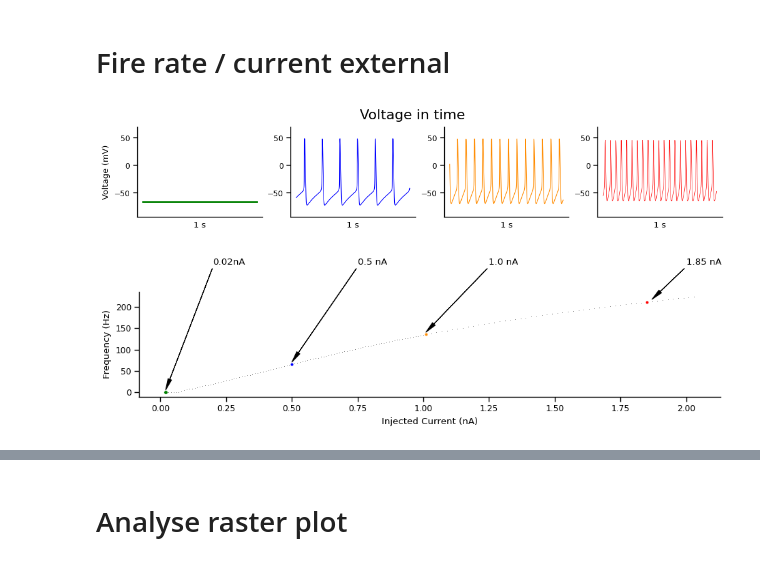
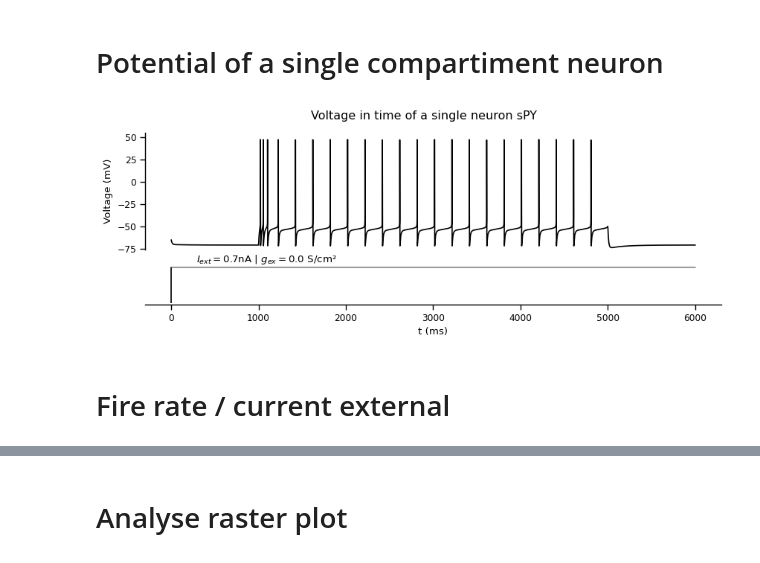
Before and after one commit to FernandoSBorges/chimeras, a Jupyter notebook: notebooks/load_data.ipynb, the cells around one changed output, grey strips where cells are left out. Drawn from its saved outputs; the diff is of its cells as text; code cells hidden in the pictures.

```diff
--- a/notebooks/load_data.ipynb
+++ b/notebooks/load_data.ipynb
@@ -7,3 +7,8 @@ import seaborn as sns
 from matplotlib import pyplot as plt
 
 sns.set_context('paper')
+# %% [markdown]
+# Potential of a single compartiment neuron
+# %%
+with open('../data4/v4_batch0/v4_batch0_data.pkl', 'rb') as file_pkl:
+    single_neuron = pickle.load(file_pkl)
@@ -10,3 +67,7 @@ sns.set_context('paper')
+# %%
+plotPotential(single_neuron,save=True)
+# %% [output]
+[figure, added]
 # %% [markdown]
 # Fire rate / current external
 # %%
@@ -50,58 +111,3 @@ for batch_number in range(1,14):
             cv = json.load(f)
         CV[amp] = np.mean(cv['statData'])
-# %%
-
-f, ax = plt.subplots(1,4, figsize=(10,2), layout='constrained')
-f.suptitle('Voltage in time', fontsize=16)
-ax0, ax1, ax2, ax3 = ax
-sns.lineplot(x = time[-1000:], y = v_soma[0.02][-1000:], color='green', ax=ax0, linewidth=2)
-#ax0.set_title(f'0.02 nA', fontsize=14)
-sns.lineplot(x = time[-1000:], y = v_soma[0.5][-1000:], color='blue', ax=ax1, linewidth=0.8)
-#ax1.set_title(f'0.5 nA', fontsize=12)
-sns.lineplot(x = time[-1000:], y = v_soma[1.0][-1000:], color='darkorange', ax=ax2, linewidth=0.8)
-#ax2.set_title('1.0 nA', fontsize=14)
-
-sns.lineplot(x = time[-1000:], y = v_soma[1.85][-1000:], color='red', ax=ax3, linewidth=0.5)
-#ax3.set_title('1.85 nA')
-
-ax0.set_ylabel('Voltage (mV)')
-for axis in ax:
-    axis.set_ylim(-95, 70)
-    axis.spines['right'].set_visible(False)
-    axis.spines['top'].set_visible(False)
-    axis.set_xlabel('1 s')
-    axis.set_xticklabels(['','',''])
-    axis.set_xticks([], major=True)
-
-
-
-plt.show()
-
-f, ax = plt.subplots(1,1, figsize=(11,2)) #figsize=(12,2))
-arrowprops = dict(facecolor='black', width=0.009 , headwidth=4)
-delta = 5
-
-#ax.annotate('local max', xy=(2, 1), xytext=(3, 1.5), arrowprops=dict(facecolor='black', shrink=0.005))
-sns.scatterplot(x = currents, y = rates, color='black', s=0.4, ax=ax)
-
-sns.scatterplot(x = currents[:1], y = rates[:1], color='green', s=15, ax=ax)
-ax.annotate('0.02nA', xy=( currents[0], rates[0]+delta), xytext=(0.2, 300), arrowprops=arrowprops)
-
-sns.scatterplot(x = currents[48:49], y = rates[48:49], color='blue', s=10, ax=ax)
-ax.annotate('0.5 nA', xy=( currents[48], rates[48]+delta), xytext=(0.75, 300), arrowprops=arrowprops)
-
-sns.scatterplot(x = currents[99:100], y = rates[99:100], color='darkorange', s=10, ax=ax)
-ax.annotate('1.0 nA', xy=( currents[99], rates[99]+delta), xytext=(1.25, 300), arrowprops=arrowprops)
-
-sns.scatterplot(x = currents[142:143], y = rates[142:143], color='red', s=10, ax=ax)
-ax.annotate('1.85 nA', xy=(currents[143], rates[143]+delta), xytext=(2., 300), arrowprops=arrowprops)
-
-ax.set_ylabel('Frequency (Hz)')
-ax.set_xlabel('Injected Current (nA)')
-ax.spines['right'].set_visible(False)
-ax.spines['top'].set_visible(False)
-plt.show()
-# %% [output]
-[figure, removed]
-[figure, removed]
 # %%
```
Also changed, not shown: parts of 20 cells of this notebook, 11 other files.
